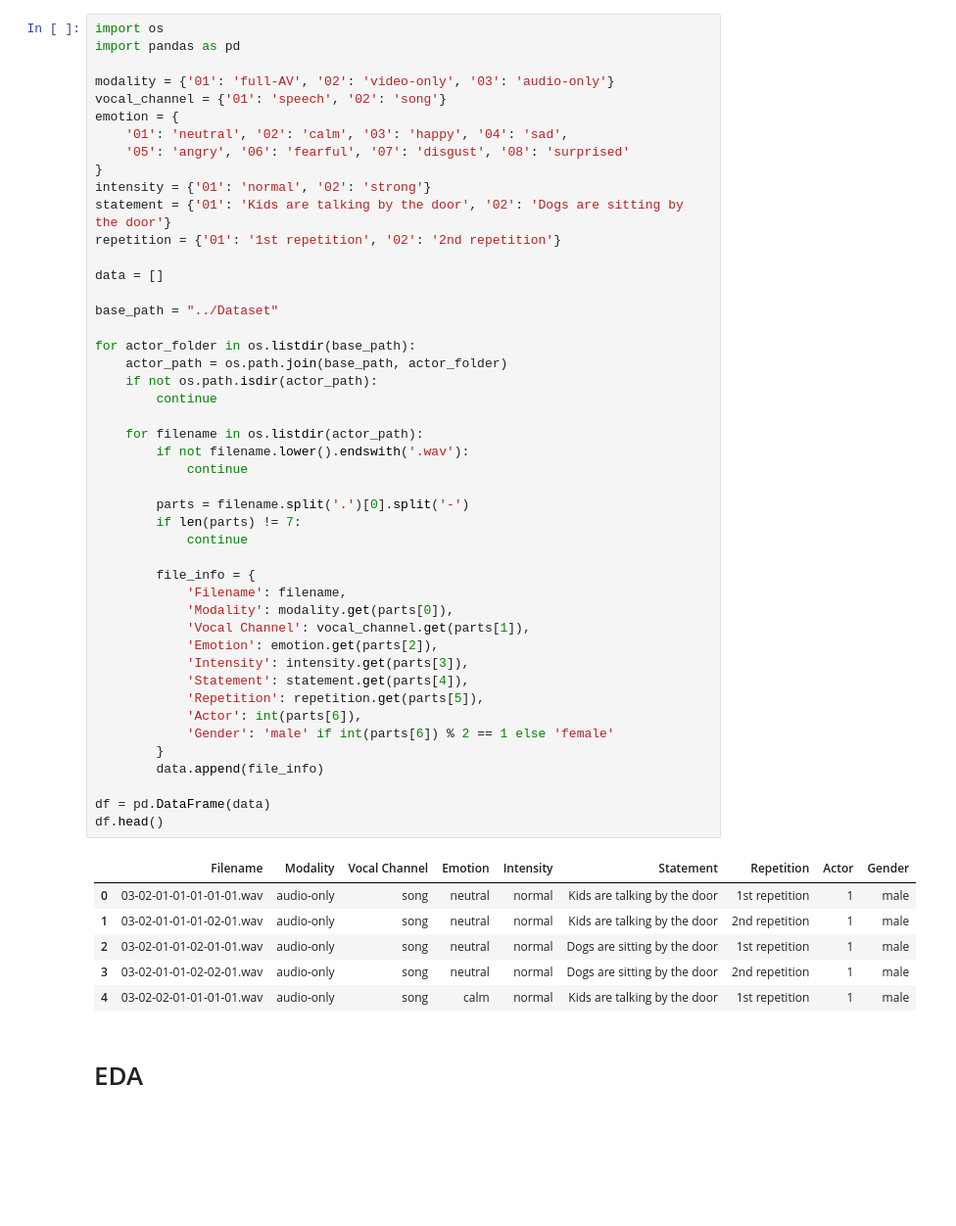
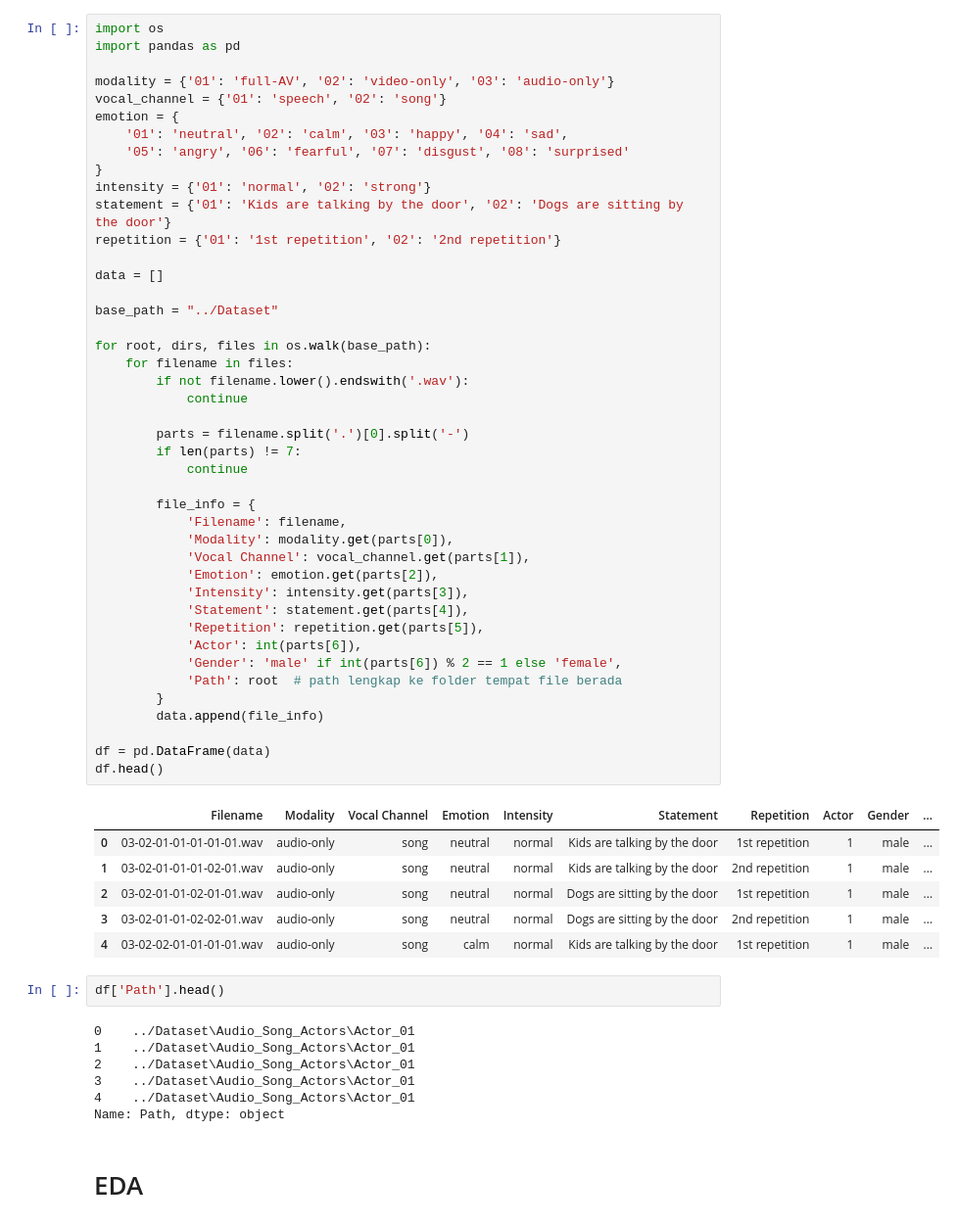
Before and after one commit to ranslemus/dl, a Jupyter notebook: Train Code/SpeechRecognition.ipynb, the cells around one changed output. Shown: that part at 98% size. Drawn from its saved outputs; the diff is of its cells as text; blank space fills up the shorter version.

```diff
--- a/Train Code/SpeechRecognition.ipynb
+++ b/Train Code/SpeechRecognition.ipynb
@@ -11,46 +11,52 @@ emotion = {
 intensity = {'01': 'normal', '02': 'strong'}
 statement = {'01': 'Kids are talking by the door', '02': 'Dogs are sitting by the door'}
 repetition = {'01': '1st repetition', '02': '2nd repetition'}
 
 data = []
 
 base_path = "../Dataset"
 
-for actor_folder in os.listdir(base_path):
-    actor_path = os.path.join(base_path, actor_folder)
-    if not os.path.isdir(actor_path):
-        continue
-
-    for filename in os.listdir(actor_path):
+for root, dirs, files in os.walk(base_path):
+    for filename in files:
         if not filename.lower().endswith('.wav'):
             continue
 
         parts = filename.split('.')[0].split('-')
         if len(parts) != 7:
             continue
 
         file_info = {
             'Filename': filename,
             'Modality': modality.get(parts[0]),
             'Vocal Channel': vocal_channel.get(parts[1]),
             'Emotion': emotion.get(parts[2]),
             'Intensity': intensity.get(parts[3]),
             'Statement': statement.get(parts[4]),
             'Repetition': repetition.get(parts[5]),
             'Actor': int(parts[6]),
-            'Gender': 'male' if int(parts[6]) % 2 == 1 else 'female'
+            'Gender': 'male' if int(parts[6]) % 2 == 1 else 'female',
+            'Path': root  # path lengkap ke folder tempat file berada
         }
         data.append(file_info)
 
 df = pd.DataFrame(data)
 df.head()
 # %% [output]
-|  | Filename | Modality | Vocal Channel | Emotion | Intensity | Statement | Repetition | Actor | Gender |
-| 0 | 03-02-01-01-01-01-01.wav | audio-only | song | neutral | normal | Kids are talking by the door | 1st repetition | 1 | male |
-| 1 | 03-02-01-01-01-02-01.wav | audio-only | song | neutral | normal | Kids are talking by the door | 2nd repetition | 1 | male |
-| 2 | 03-02-01-01-02-01-01.wav | audio-only | song | neutral | normal | Dogs are sitting by the door | 1st repetition | 1 | male |
-| 3 | 03-02-01-01-02-02-01.wav | audio-only | song | neutral | normal | Dogs are sitting by the door | 2nd repetition | 1 | male |
-| 4 | 03-02-02-01-01-01-01.wav | audio-only | song | calm | normal | Kids are talking by the door | 1st repetition | 1 | male |
+|  | Filename | Modality | Vocal Channel | Emotion | Intensity | Statement | Repetition | Actor | Gender | ... |
+| 0 | 03-02-01-01-01-01-01.wav | audio-only | song | neutral | normal | Kids are talking by the door | 1st repetition | 1 | male | ... |
+| 1 | 03-02-01-01-01-02-01.wav | audio-only | song | neutral | normal | Kids are talking by the door | 2nd repetition | 1 | male | ... |
+| 2 | 03-02-01-01-02-01-01.wav | audio-only | song | neutral | normal | Dogs are sitting by the door | 1st repetition | 1 | male | ... |
+| 3 | 03-02-01-01-02-02-01.wav | audio-only | song | neutral | normal | Dogs are sitting by the door | 2nd repetition | 1 | male | ... |
+| 4 | 03-02-02-01-01-01-01.wav | audio-only | song | calm | normal | Kids are talking by the door | 1st repetition | 1 | male | ... |
+# %%
+df['Path'].head()
+# %% [output]
+0    ../Dataset\Audio_Song_Actors\Actor_01
+1    ../Dataset\Audio_Song_Actors\Actor_01
+2    ../Dataset\Audio_Song_Actors\Actor_01
+3    ../Dataset\Audio_Song_Actors\Actor_01
+4    ../Dataset\Audio_Song_Actors\Actor_01
+Name: Path, dtype: object
 # %% [markdown]
 # EDA
 # %%
```
Also changed, not shown: parts of 19 cells of this notebook.
